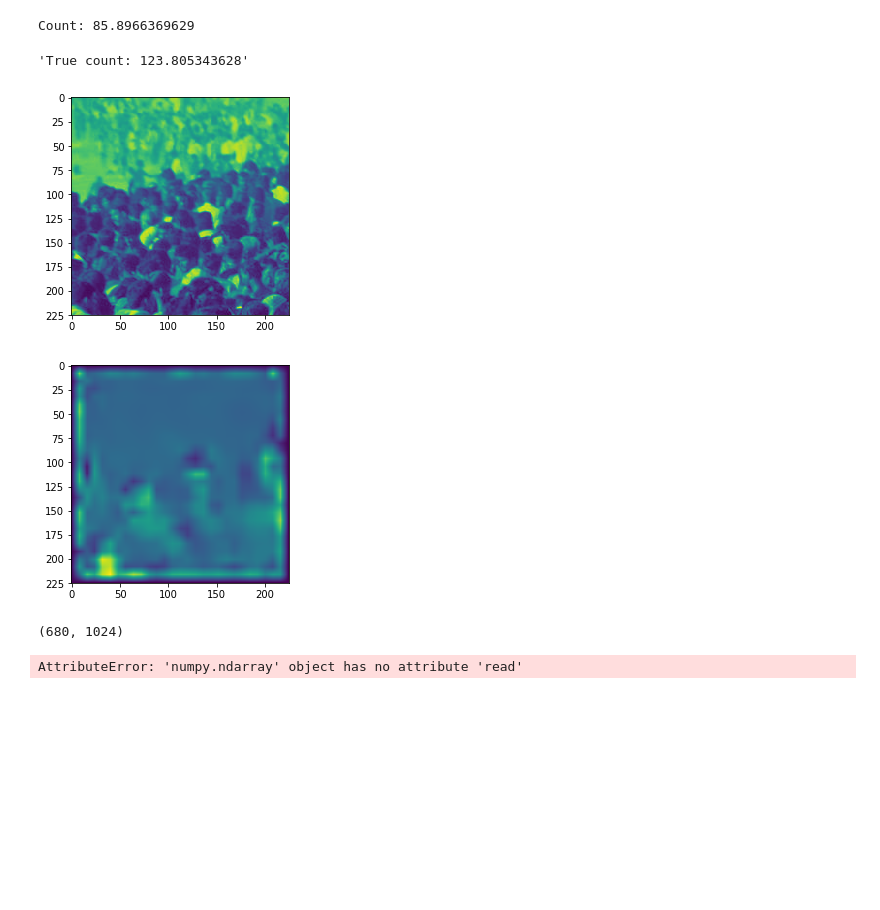
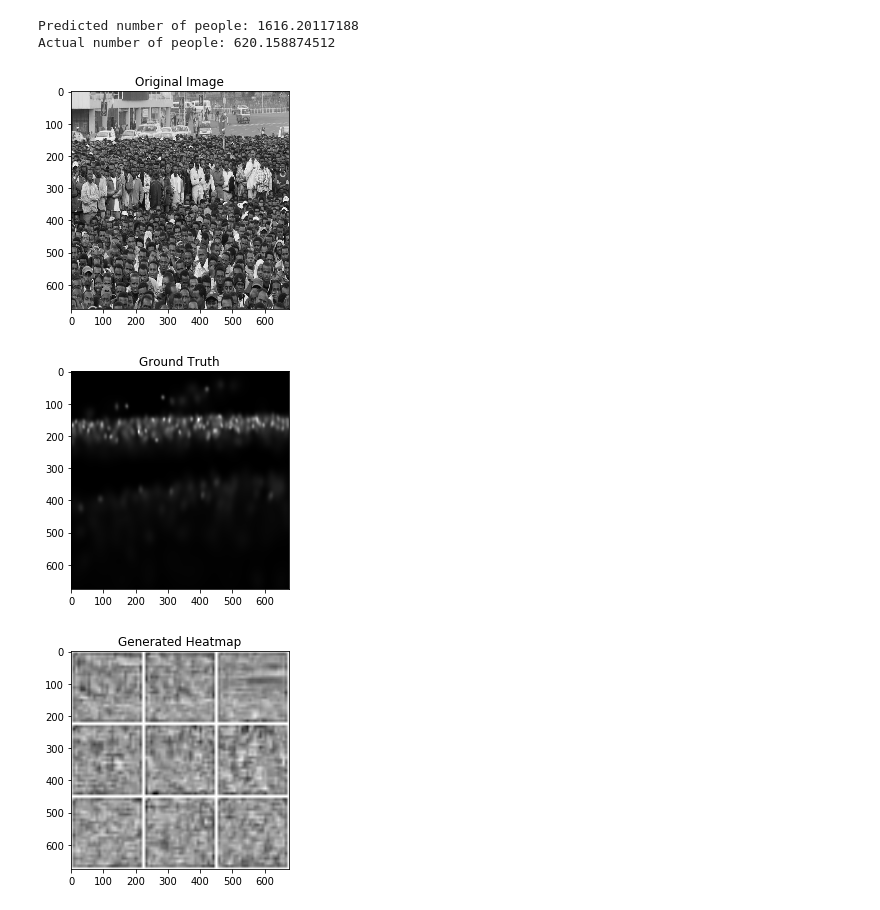
Before and after one commit to prateekm08/crowd-counting-I, a Jupyter notebook: Crowd_Counting.ipynb, the cells around one changed output. Cells and saved outputs as stored; diff of their text form; code cells hidden in the pictures; blank space fills up the shorter version.

```diff
--- a/Crowd_Counting.ipynb
+++ b/Crowd_Counting.ipynb
@@ -432,41 +452,33 @@ for epoch in xrange(epochs):
 # %%
 def test_on_image(img):
-    im = np.asarray(im)[..., np.newaxis]
-
+    im = np.asarray(img)[..., np.newaxis]
     im = im.transpose(2, 0, 1)
     im = im[np.newaxis, ...]
 
     img_tensor = torch.from_numpy(im)
     img_var = Variable(img_tensor).type(dtype)
     gen_heatmap = model(img_var).data.cpu().numpy()
-    plt.figure()
-    plt.imshow(gen_heatmap.squeeze())
-    return np.sum(gen_heatmap)
+    return gen_heatmap, np.sum(gen_heatmap)
-# %% [output]
-Count: 85.8966369629
-'True count: 123.805343628'
-[figure, removed]
-[figure, removed]
 # %%
 def test_on_full_image(img_address):
 
     img = Image.open(img_address)
+    img = img.resize((675, 675), Image.NEAREST)
     img = np.array(img)
-    print img.shape
     h, w = img.shape
 
-    x, y = 0, 0
+    xp, yp = 0, 0
+    x, y = 225, 225
     total = 0
 
-    while x+225 < w:
-        y = 0
-        while y+225 < h:
-            total += test_on_image(img[x:x+225, y:y+225])
+    while x <= w:
+        yp = 0
+        y = 225
+        while y <= h:
+            hmap, count = test_on_image(img[xp:x, yp:y])
+            total += count
+            yp +=225
             y +=225
-        x += 225
-    print total
-
-test_on_full_image(images[10])
+        xp += 225
+        x +=225
+    print 'Predicted number of people: {}'.format(total)
-# %% [output]
-(680, 1024)
-AttributeError: 'numpy.ndarray' object has no attribute 'read'
@@ -472,0 +538,18 @@ AttributeError: 'numpy.ndarray' object has no attribute 'read'
+# %%
+predicted, real, img, gt, fin_img = test_on_numpy_image(X_test[0], Y_test[0])
+
+plt.figure()
+plt.imshow(img, cmap='gray')
+plt.title('Original Image')
+plt.figure()
+plt.imshow(gt, cmap='gray')
+plt.title('Ground Truth')
+plt.figure()
+plt.imshow(fin_img, cmap='gray')
+plt.title('Generated Heatmap')
+# %% [output]
+Predicted number of people: 1616.20117188
+Actual number of people: 620.158874512
+[figure, added]
+[figure, added]
+[figure, added]
```
Also changed, not shown: parts of 14 cells of this notebook.
